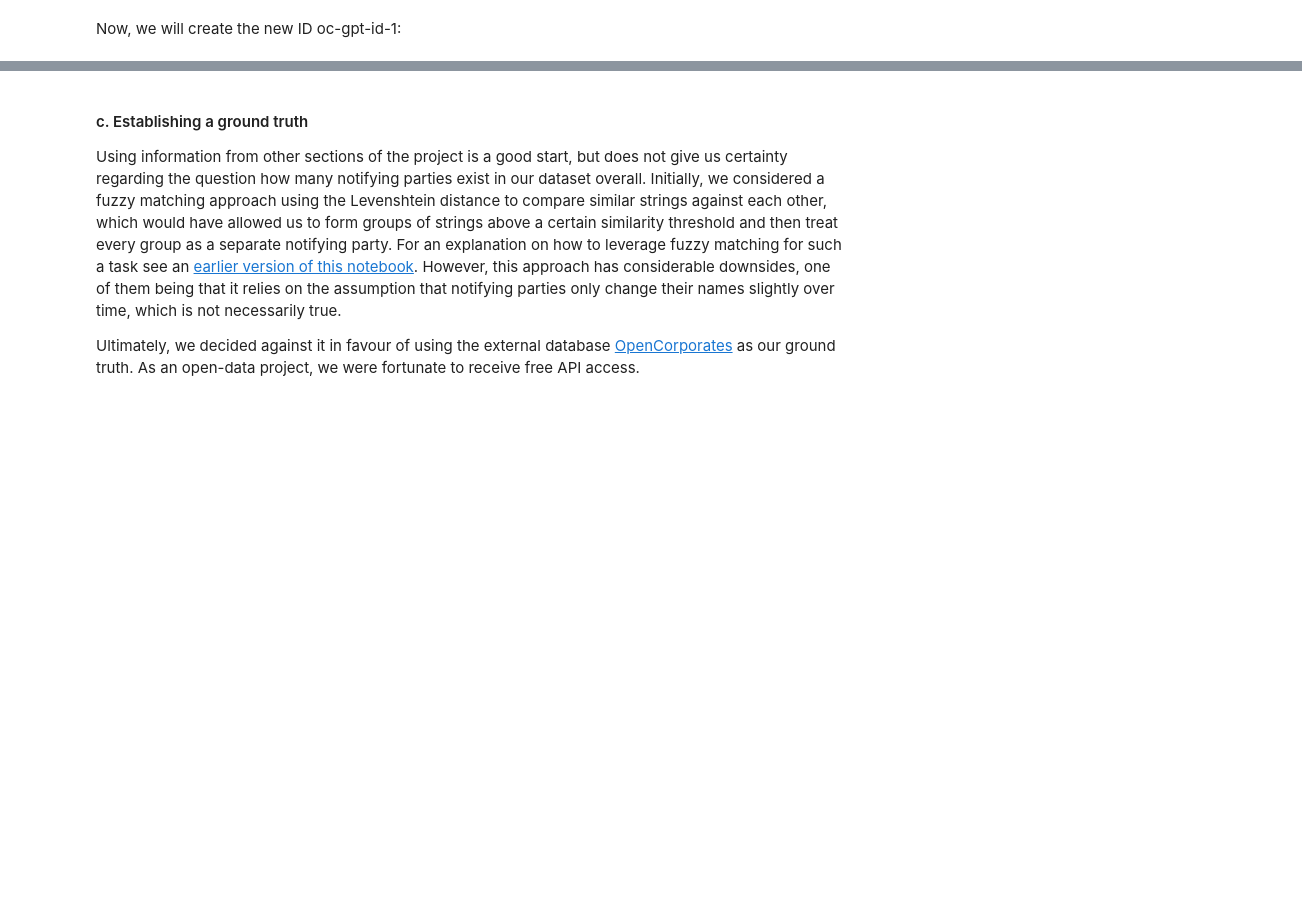
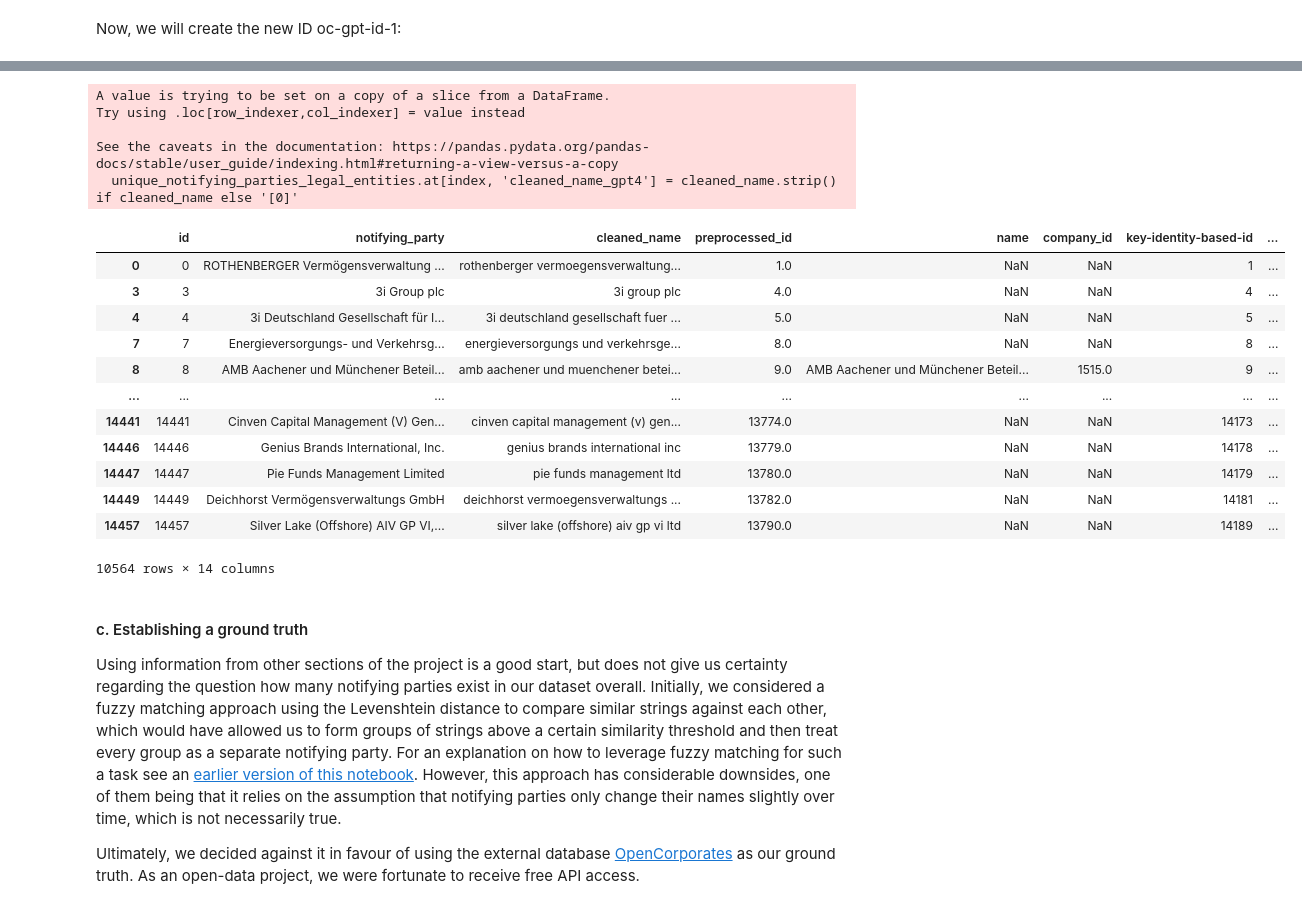
Before and after one commit to KensingtonOscupant/germanyinc-shareholders, a Jupyter notebook: src/exploration.ipynb, the cells around one changed output, grey strips where cells are left out. Drawn from its saved outputs; the diff is of its cells as text; code cells hidden in the pictures; blank space fills up the shorter version.

```diff
--- a/src/exploration.ipynb
+++ b/src/exploration.ipynb
@@ -657,0 +666,14 @@ duplicate_rows
+# %%
+# load 231209_shareholders.csv as legal_type_df
+
+legal_type_df = pd.read_csv('../data/231209_shareholders.csv')
+
+# join unique_notifying_parties_enhanced with legal_type_df on notifying_party
+unique_notifying_parties_enhanced = unique_notifying_parties_enhanced.merge(
+    legal_type_df[['notifying_party', 'legal_type']],
+    left_on='notifying_party',
+    right_on='notifying_party',
+    how='left'
+)
+
+unique_notifying_parties_enhanced
@@ -658,3 +694,49 @@ duplicate_rows
+# %%
+from tqdm.notebook import tqdm
+
+# filter by legal_type == 1
+
+unique_notifying_parties_legal_entities = unique_notifying_parties_enhanced[unique_notifying_parties_enhanced['legal_type'] == 1]
+
+system_prompt = "You are a helpful assistant who removes legal form suffixes from company names. Respond only with the company name, without forming a sentence."
+user_prompt = "Remove the legal form suffix from the following company and return it without the suffix, so remove words like 'mbH & Co. KG', 'Aktiengesellschaft', 'Ltd.' or 'NV'. If you are not sure, answer with [0]. \n\n"
+
+# iterate over unique_notifying_parties_legal_entities and call_language_model for each row on notifying_party and store the result in a new column called cleaned_name for the first 100 rows
+for index, row in tqdm(unique_notifying_parties_legal_entities.iterrows(), total=unique_notifying_parties_legal_entities.shape[0], desc="Processing Rows"):
+
+    company_name = row['notifying_party']
+    full_text = f"Firma: {company_name}"
+
+    # Call the language model to get the country code
+    cleaned_name = call_language_model(client, system_prompt, user_prompt, full_text)
+
+    # Update the DataFrame with the country code
+    unique_notifying_parties_legal_entities.at[index, 'cleaned_name_gpt3'] = cleaned_name.strip() if cleaned_name else '[0]'
+
+    # Save to CSV every 10 iterations
+    if (index + 1) % 10 == 0:
+        unique_notifying_parties_legal_entities.to_csv('../data/231227_unique_notifying_parties_legal_entities_cleaned_final.csv', index=False)
+
+unique_notifying_parties_legal_entities
+# %% [output]
+A value is trying to be set on a copy of a slice from a DataFrame.
+Try using .loc[row_indexer,col_indexer] = value instead
+
+See the caveats in the documentation: https://pandas.pydata.org/pandas-docs/stable/user_guide/indexing.html#returning-a-view-versus-a-copy
+  unique_notifying_parties_legal_entities.at[index, 'cleaned_name_gpt4'] = cleaned_name.strip() if cleaned_name else '[0]'
+|  | id | notifying_party | cleaned_name | preprocessed_id | name | company_id | key-identity-based-id | ... |
+| 0 | 0 | ROTHENBERGER Vermögensverwaltung ... | rothenberger vermoegensverwaltung... | 1.0 | NaN | NaN | 1 | ... |
+| 3 | 3 | 3i Group plc | 3i group plc | 4.0 | NaN | NaN | 4 | ... |
+| 4 | 4 | 3i Deutschland Gesellschaft für I... | 3i deutschland gesellschaft fuer ... | 5.0 | NaN | NaN | 5 | ... |
+| 7 | 7 | Energieversorgungs- und Verkehrsg... | energieversorgungs und verkehrsge... | 8.0 | NaN | NaN | 8 | ... |
+| 8 | 8 | AMB Aachener und Münchener Beteil... | amb aachener und muenchener betei... | 9.0 | AMB Aachener und Münchener Beteil... | 1515.0 | 9 | ... |
+| ... | ... | ... | ... | ... | ... | ... | ... | ... |
+| 14441 | 14441 | Cinven Capital Management (V) Gen... | cinven capital management (v) gen... | 13774.0 | NaN | NaN | 14173 | ... |
+| 14446 | 14446 | Genius Brands International, Inc. | genius brands international inc | 13779.0 | NaN | NaN | 14178 | ... |
+| 14447 | 14447 | Pie Funds Management Limited | pie funds management ltd | 13780.0 | NaN | NaN | 14179 | ... |
+| 14449 | 14449 | Deichhorst Vermögensverwaltungs GmbH | deichhorst vermoegensverwaltungs ... | 13782.0 | NaN | NaN | 14181 | ... |
+| 14457 | 14457 | Silver Lake (Offshore) AIV GP VI,... | silver lake (offshore) aiv gp vi ltd | 13790.0 | NaN | NaN | 14189 | ... |
+10564 rows × 14 columns
 # %% [markdown]
 #### c. Establishing a ground truth
 
```
Also changed, not shown: parts of 11 cells of this notebook.
